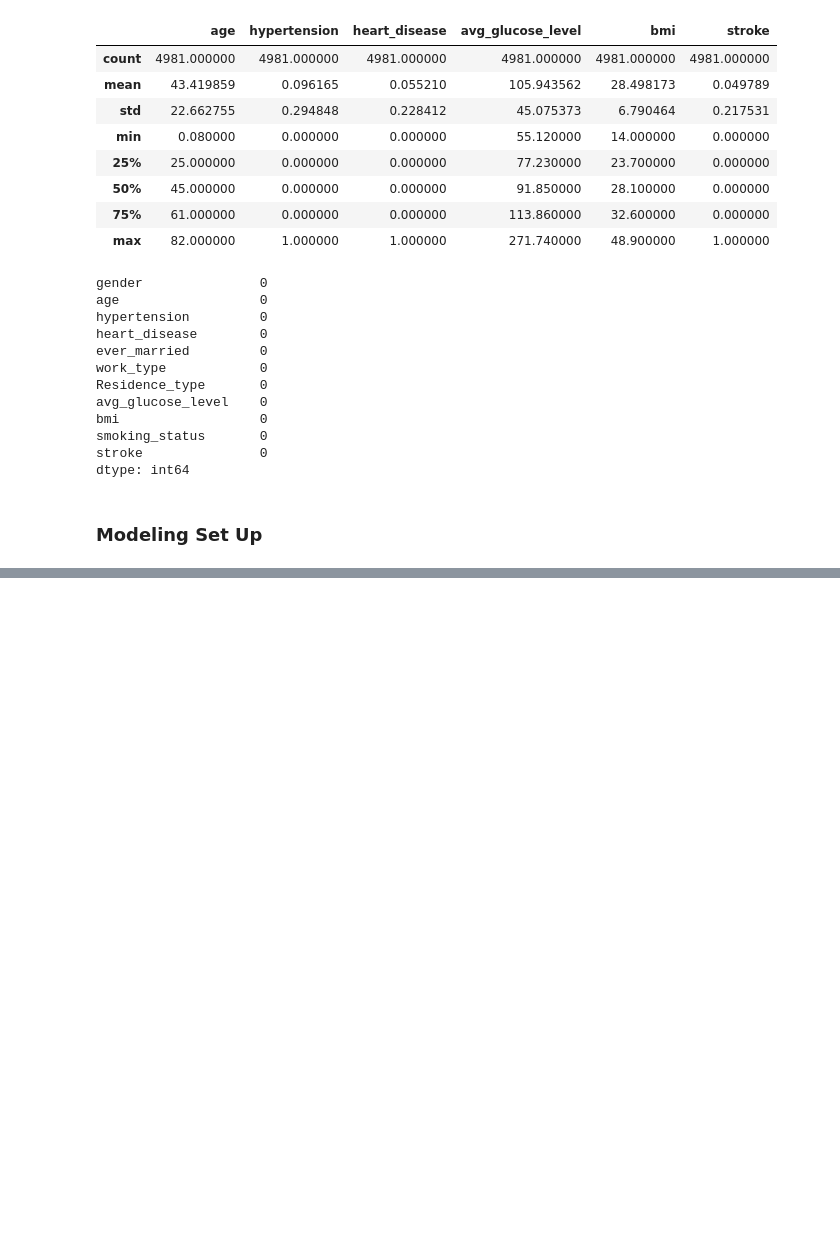
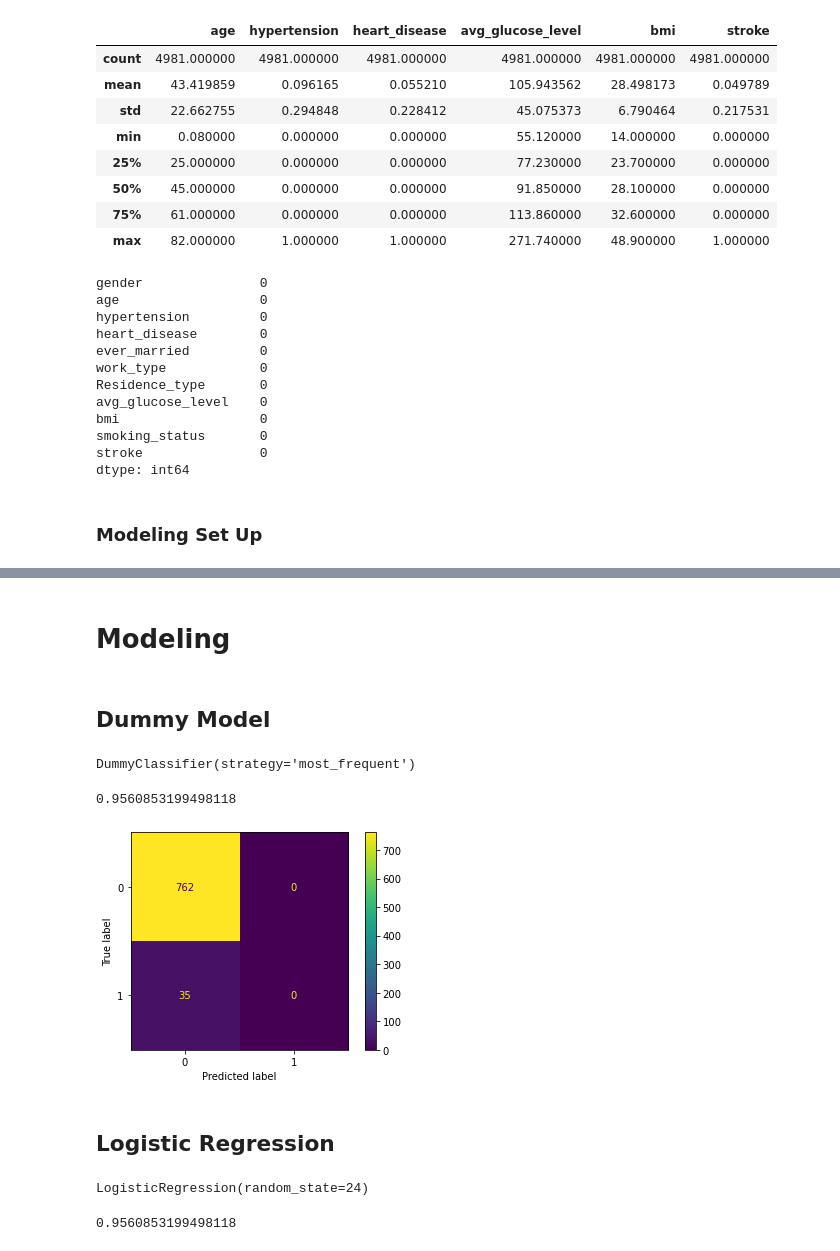
Before and after one commit to zpollats/DSPractice, a Jupyter notebook: BrainStrokePrediction.ipynb, the cells around one changed output, grey strips where cells are left out. Saved outputs shown, nothing was run; the diff lists cells and outputs as text; code cells hidden in the pictures; blank space fills up the shorter version.

Commit message:
create first simple models

```diff
--- a/BrainStrokePrediction.ipynb
+++ b/BrainStrokePrediction.ipynb
@@ -81,3 +81,5 @@ y = df['stroke']
 X_train, X_test, y_train, y_test = train_test_split(X, y, test_size=0.2, random_state=24)
 # %%
 X_train_fin, X_val, y_train_fin, y_val = train_test_split(X_train, y_train, test_size=0.2, random_state=24)
+# %%
+CT.fit(X_train_fin)
@@ -83,0 +95,4 @@ X_train_fin, X_val, y_train_fin, y_val = train_test_split(X_train, y_train, test
+# %%
+X_train_fin = CT.transform(X_train_fin)
+X_val = CT.transform(X_val)
+X_test = CT.transform(X_test)
@@ -83,0 +111,20 @@ X_train_fin, X_val, y_train_fin, y_val = train_test_split(X_train, y_train, test
+# %% [markdown]
+# Modeling
+# %% [markdown]
+## Dummy Model
+# %%
+dummy = DummyClassifier(strategy='most_frequent')
+# %%
+dummy.fit(X_train_fin, y_train_fin)
+# %% [output]
+DummyClassifier(strategy='most_frequent')
+# %%
+dummy.score(X_val, y_val)
+# %% [output]
+0.9560853199498118
+# %%
+plot_confusion_matrix(dummy, X_val, y_val);
+# %% [output]
+[figure, added]
+# %% [markdown]
+## Logistic Regression
@@ -83,0 +133,8 @@ X_train_fin, X_val, y_train_fin, y_val = train_test_split(X_train, y_train, test
+# %%
+lr.fit(X_train_fin, y_train_fin)
+# %% [output]
+LogisticRegression(random_state=24)
+# %%
+lr.score(X_val, y_val)
+# %% [output]
+0.9560853199498118
```
Also changed, not shown: parts of 17 cells of this notebook.
